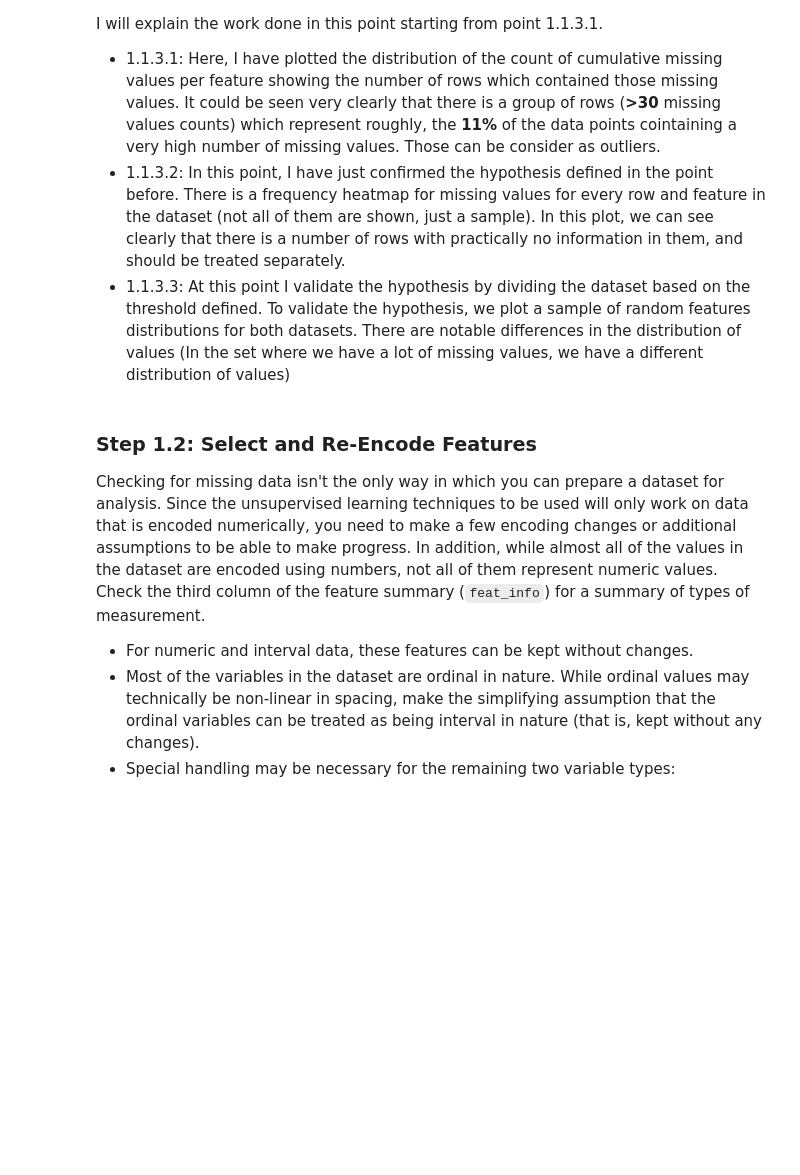
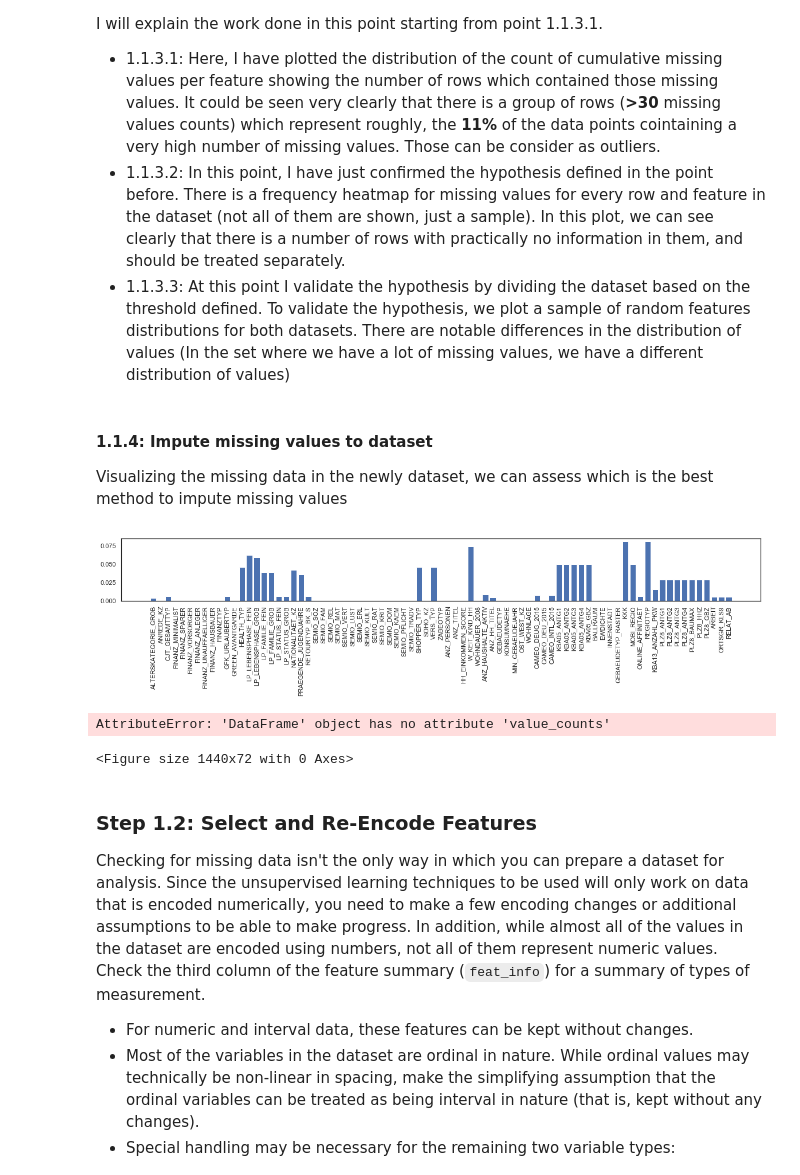
Before and after one commit to ManuelMartin11/arvato, a Jupyter notebook: arvato.ipynb, the cells around one changed output. Drawn from its saved outputs; the diff is of its cells as text; code cells hidden in the pictures; blank space fills up the shorter version.

```diff
--- a/arvato.ipynb
+++ b/arvato.ipynb
@@ -355,3 +356,13 @@ I will explain the work done in this point starting from point 1.1.3.1.
 - 1.1.3.1: Here, I have plotted the distribution of the count of cumulative missing values per feature showing the number of rows which contained those missing values. It could be seen very clearly that there is a group of rows (**>30** missing values counts) which represent roughly, the **11%** of the data points cointaining a very high number of missing values. Those can be consider as outliers.
 - 1.1.3.2: In this point, I have just confirmed the hypothesis defined in the point before. There is a frequency heatmap for missing values for every row and feature in the dataset (not all of them are shown, just a sample). In this plot, we can see clearly that there is a number of rows with practically no information in them, and should be treated separately.
 - 1.1.3.3: At this point I validate the hypothesis by dividing the dataset based on the threshold defined. To validate the hypothesis, we plot a sample of random features distributions for both datasets. There are notable differences in the distribution of values (In the set where we have a lot of missing values, we have a different distribution of values)
+# %% [markdown]
+#### 1.1.4: Impute missing values to dataset
+Visualizing the missing data in the newly dataset, we can assess which is the best method to impute missing values
+# %%
+plt.figure(figsize=[20,2])
+plt.bar(dt_below.isna().sum().index.tolist(), dt_below.isna().sum().values/dt_below.shape[0])
+plt.xticks(rotation=90)
+plt.show()
+# %% [output]
+[figure, added]
@@ -358,3 +375,11 @@ I will explain the work done in this point starting from point 1.1.3.1.
+# %%
+plt.figure(figsize=[20,1])
+plt.bar(dt_clean.value_counts().values, dt_clean.value_counts().index.tolist())
+plt.xticks(rotation=90)
+plt.show()
+# %% [output]
+AttributeError: 'DataFrame' object has no attribute 'value_counts'
+<Figure size 1440x72 with 0 Axes>
 # %% [markdown]
 ### Step 1.2: Select and Re-Encode Features
 
```
Also changed, not shown: parts of 9 cells of this notebook.
